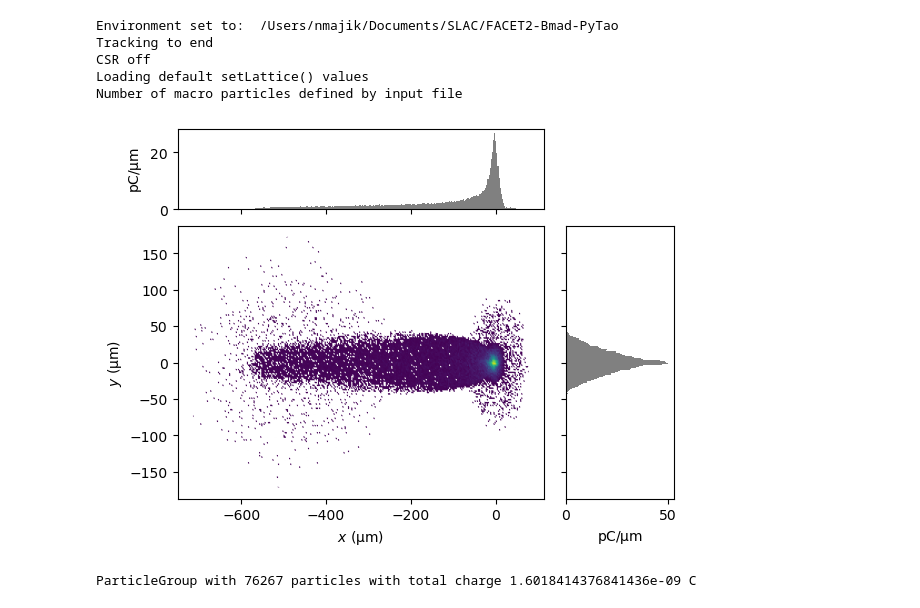
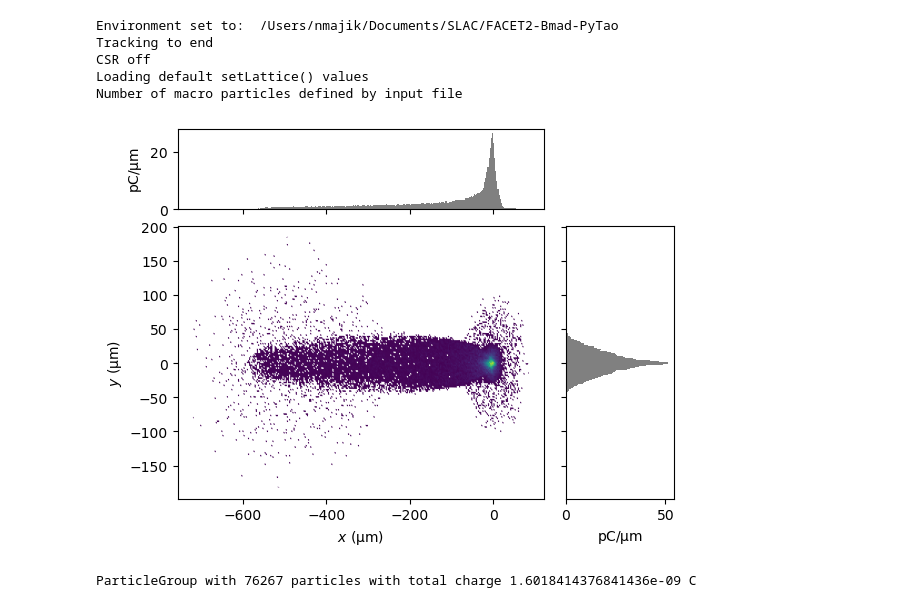
Before and after one commit to slaclab/Jitter-Forked-FACET2-Bmad-PyTao, a Jupyter notebook: 2024-06-26 Testing quickstart utility.ipynb, the cells around one changed output. Cells and saved outputs as stored; diff of their text form; code cells hidden in the pictures.

Commit message:
Less narcissistic plotting

```diff
--- a/2024-06-26 Testing quickstart utility.ipynb
+++ b/2024-06-26 Testing quickstart utility.ipynb
@@ -31,9 +31,9 @@ Number of macro particles defined by input file
 trackBeam(tao)
 # %%
 P =  ParticleGroup(data=tao.bunch_data("PENT"))
-display(plotNMM(P, 'x', 'y',  bins=300));
+display(plotMod(P, 'x', 'y',  bins=300));
 
 print(P)
 # %% [output]
-[figure, old version]
+[figure, new version]
 ParticleGroup with 76267 particles with total charge 1.6018414376841436e-09 C
```
Also changed, not shown: 7 other files.
